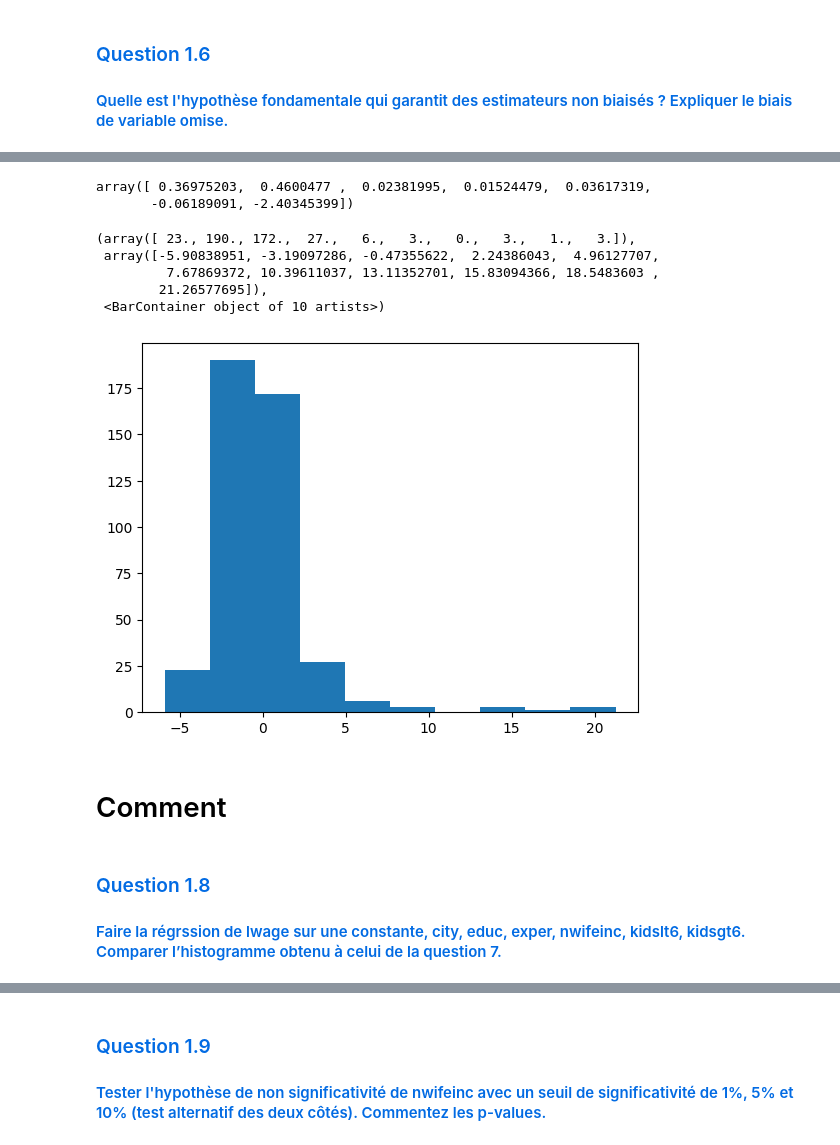
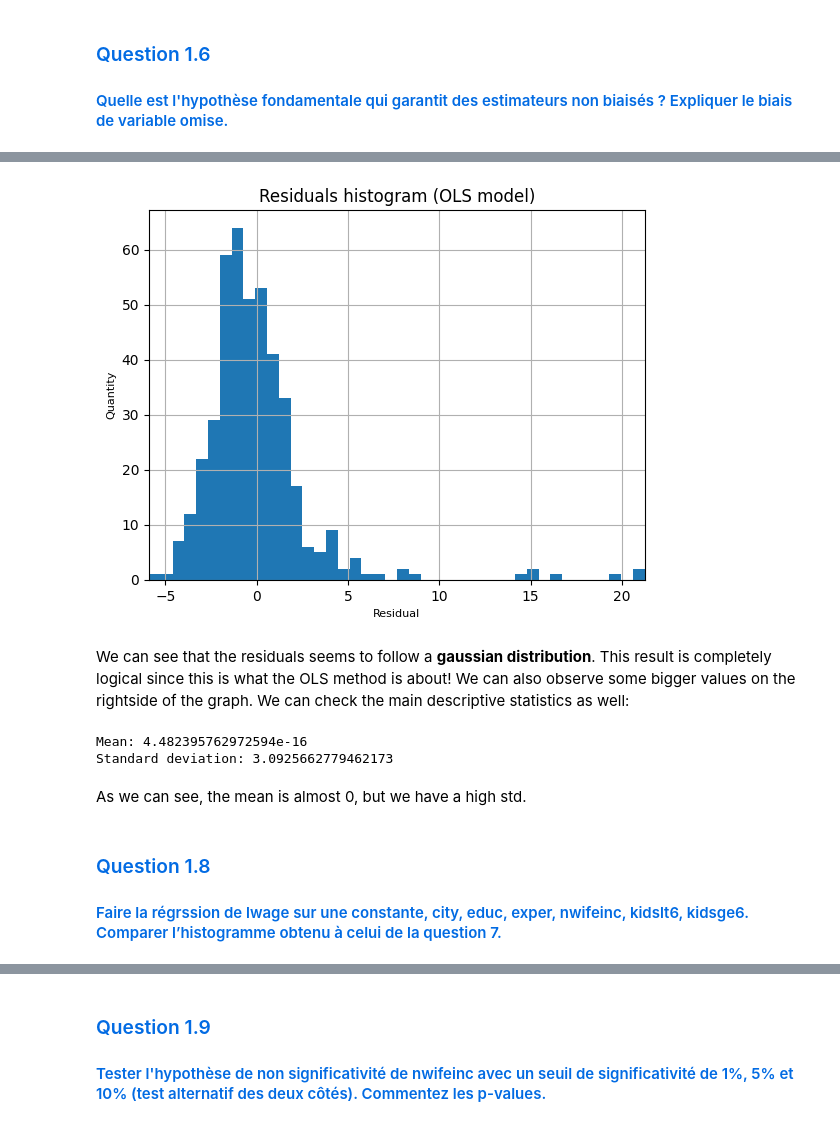
Before and after one commit to mauro7x/MODS202, a Jupyter notebook: Project.ipynb, the cells around one changed output, grey strips where cells are left out. Drawn from its saved outputs; the diff is of its cells as text; code cells hidden in the pictures.

Commit message:
Check part1 until exercise 1.11 inclusive

```diff
--- a/Project.ipynb
+++ b/Project.ipynb
@@ -63,6 +89,3 @@ raw_data = pd.read_csv(FILEPATH_1, delim_whitespace=True, header=None)
 # %%
-# Variable wage = column 6
-data = raw_data.loc[raw_data[6] != '.']
-data = data.astype({6:'float'})
-data = data.loc[data[6] > 0]
-data[6]
+# Variable wage > 0
+df = df[df.wage > 0]
@@ -82,3 +102,5 @@ Name: 6, Length: 428, dtype: float64
+# %%
+n = df.shape[0]
 # %% [markdown]
 <h3 style='color: #026be3;'>Question 1.2</h3>
 <h4 style='color: #026be3;'>Faire les statistiques descriptives du salaire, de l’age et de l’éducation pour l’ensemble des femmes puis, pour les femmes dont le salaire du mari est supérieure à la médiane de l’échantillon, puis pour les femmes dont le salaire du mari est inférieur à la médiane de l’échantillon.</h4>
@@ -319,18 +323,10 @@ The omitted variable biased happens when we ignore a variable of explanation in
 # %%
-# city = Column 17
-# educ = Column 5
-# exper = Column 18
-# nwifeinc = Column 19
-# kidslt6 = Column 2
-# kidsge6 = Column 3
-
-X = data.iloc[:, [17,5,18,19,2,3]]
-X['const'] = 1
-y = data[6]
+y = df.wage
+const = np.ones(n)
+X = np.column_stack((const, df.city, df.educ, df.exper, df.nwifeinc, df.kidslt6, df.kidsge6))
 model = sm.OLS(y, X)
-results = model.fit()
-residuals = results.resid
-print(results.summary())
+result = model.fit()
+print(result.summary())
 # %% [output]
                             OLS Regression Results
 ==============================================================================
@@ -357,21 +348,25 @@ See the caveats in the documentation: https://pandas.pydata.org/pandas-docs/stab
-# %%
-coef=results.params.to_numpy()
-coef
-# %% [output]
-array([ 0.36975203,  0.4600477 ,  0.02381995,  0.01524479,  0.03617319,
-       -0.06189091, -2.40345399])
 # %%
-plt.hist(residuals)
+res = result.resid
+plt.hist(res, bins='auto')
+plt.title("Residuals histogram (OLS model)", fontsize=12)
+plt.xlabel("Residual", fontsize=8)
+plt.ylabel("Quantity", fontsize=8)
+plt.xlim(res.min(), res.max())
+plt.grid()
+plt.show()
 # %% [output]
-(array([ 23., 190., 172.,  27.,   6.,   3.,   0.,   3.,   1.,   3.]),
- array([-5.90838951, -3.19097286, -0.47355622,  2.24386043,  4.96127707,
-         7.67869372, 10.39611037, 13.11352701, 15.83094366, 18.5483603 ,
-        21.26577695]),
- <BarContainer object of 10 artists>)
-[figure, old version]
+[figure, new version]
 # %% [markdown]
-# Comment
+We can see that the residuals seems to follow a **gaussian distribution**. This result is completely logical since this is what the OLS method is about! We can also observe some bigger values on the rightside of the graph. We can check the main descriptive statistics as well:
+# %%
+print(f"Mean: {res.mean()}")
+print(f"Standard deviation: {res.std()}")
+# %% [output]
+Mean: 4.482395762972594e-16
+Standard deviation: 3.0925662779462173
+# %% [markdown]
+As we can see, the mean is almost 0, but we have a high std.
 # %% [markdown]
 <h3 style='color: #026be3;'>Question 1.8</h3>
-<h4 style='color: #026be3;'>Faire la régrssion de lwage sur une constante, city, educ, exper, nwifeinc, kidslt6, kidsgt6. Comparer l’histogramme obtenu à celui de la question 7.</h4>
+<h4 style='color: #026be3;'>Faire la régrssion de lwage sur une constante, city, educ, exper, nwifeinc, kidslt6, kidsge6. Comparer l’histogramme obtenu à celui de la question 7.</h4>
 # %%
```
Also changed, not shown: parts of 78 cells of this notebook.
